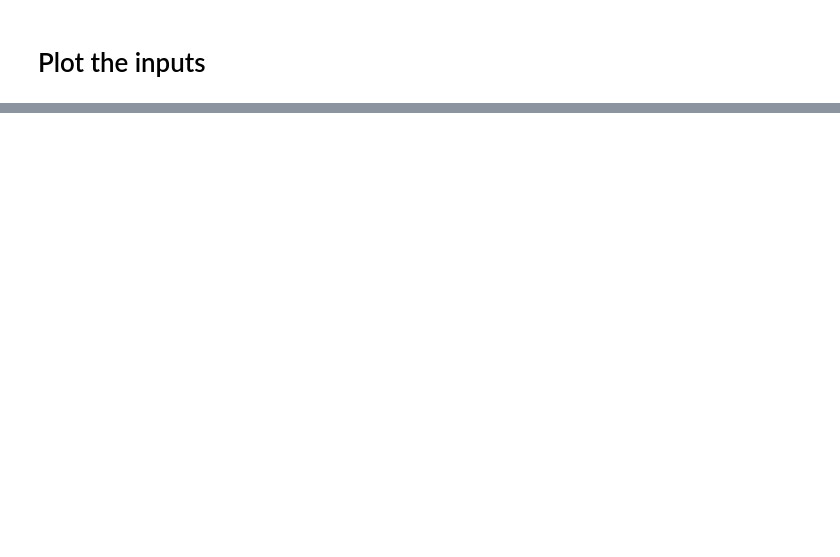
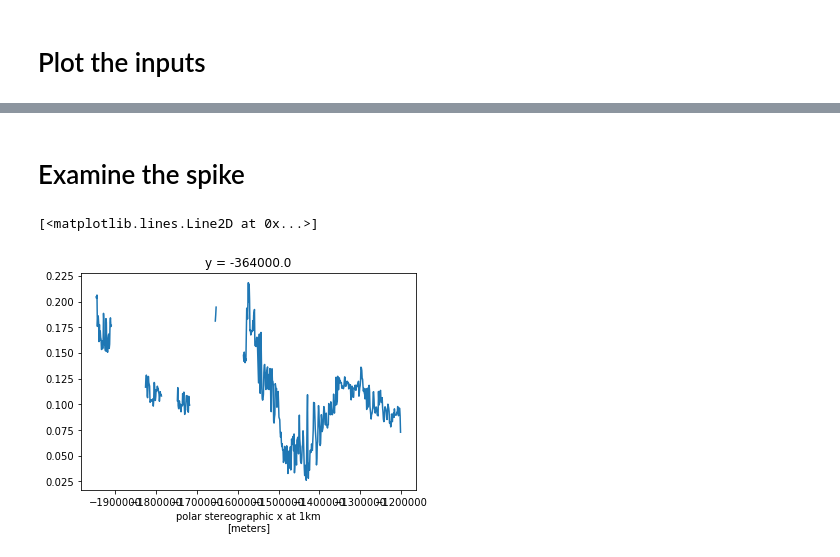
Before and after one commit to EricKeenan/mass-balance, a Jupyter notebook: notebooks/ATL15.ipynb, the cells around one changed output, grey strips where cells are left out. Cells and saved outputs as stored; diff of their text form; code cells hidden in the pictures; blank space fills up the shorter version.

```diff
--- a/notebooks/ATL15.ipynb
+++ b/notebooks/ATL15.ipynb
@@ -190,0 +204,7 @@ for j in range(0, io.shape[1]):
+# %% [markdown]
+# Examine the spike
+# %%
+inference[435,:].plot()
+# %% [output]
+[<matplotlib.lines.Line2D at 0x...>]
+[figure, added]
```
Also changed, not shown: parts of 5 cells of this notebook, 5 other files.
